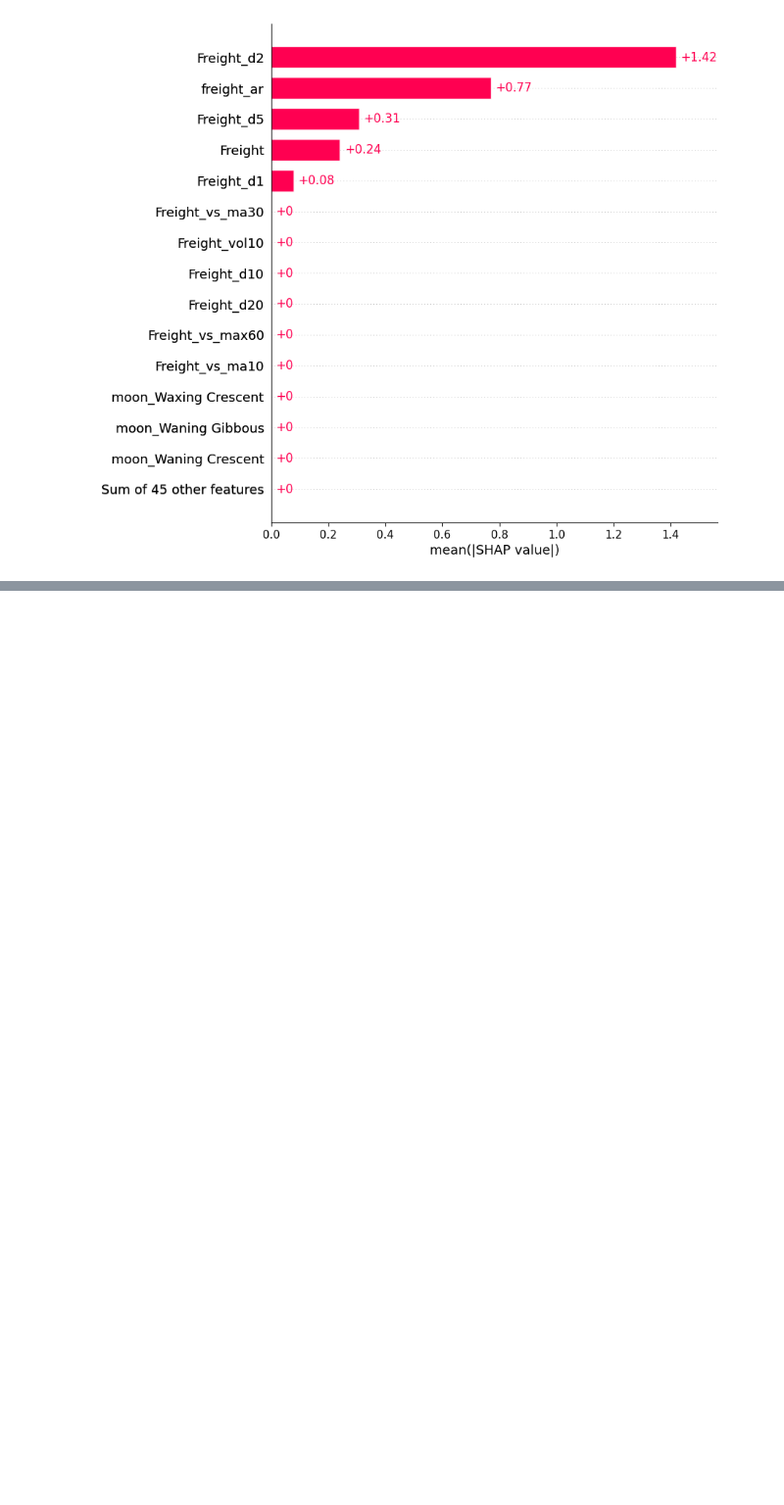
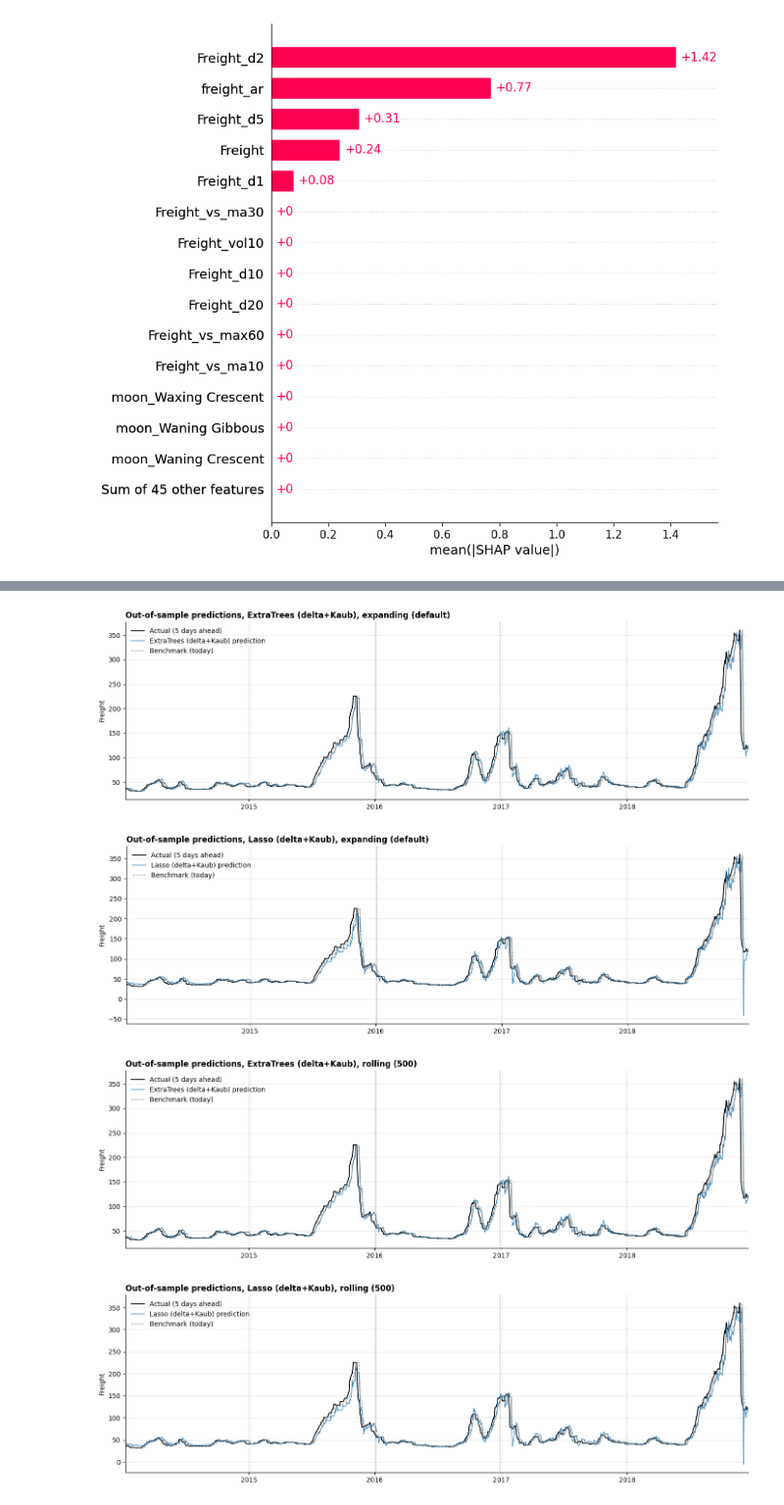
Before and after one commit to pejoCloser/Freight_Challenge, a Jupyter notebook: notebooks/02_initial_feature_engineering.ipynb, the cells around one changed output, grey strips where cells are left out. Shown at 98% size. Cells and saved outputs as stored; diff of their text form; code cells hidden in the pictures; blank space fills up the shorter version.

```diff
--- a/notebooks/02_initial_feature_engineering.ipynb
+++ b/notebooks/02_initial_feature_engineering.ipynb
@@ -1043,0 +1236,74 @@ Index(['Freight', 'Mogas_Flat', 'Brent_flat', 'Diesel_Flat', 'Heating_Flat',
+# %%
+import numpy as np, pandas as pd
+from sklearn.linear_model import LassoCV, RidgeCV
+from sklearn.ensemble import ExtraTreesRegressor
+from sklearn.pipeline import make_pipeline
+from sklearn.preprocessing import StandardScaler
+from sklearn.model_selection import TimeSeriesSplit
+
+# ---------- features: Freight history (X1) + Kaub dynamics ----------
+X_fk = pd.concat([X1, add_kaub_features(df_model)], axis=1)   # Kaub, Kaub_d1, d3, d5, d10
+assert X_fk.index.equals(df_model.index), "X_fk must have the same rows as df_model"
+today = df_model["Freight"]
+alphas = np.logspace(-3, 2, 40)
+
+def make_models():
+    inner = TimeSeriesSplit(n_splits=3, gap=5)
+    return {
+        "Ridge (delta+Kaub)": make_pipeline(
+            StandardScaler(),
+            RidgeCV(alphas=alphas, cv=inner, scoring="neg_root_mean_squared_error")),
+        "Lasso (delta+Kaub)": make_pipeline(
+            StandardScaler(),
+            LassoCV(alphas=alphas, cv=inner, max_iter=50000)),
+        "ExtraTrees (delta+Kaub)": ExtraTreesRegressor(
+            n_estimators=300, min_samples_leaf=10, max_features=0.5,
+            random_state=0, n_jobs=-1),
+    }
+
+# ---------- CV: learn the 5-day change, add today's price back ----------
+results_fk, preds_fk = [], []
+for scheme, tscv_ in splitters.items():
+    for fold, (tr, te) in enumerate(tscv_.split(X_fk)):
+        y_test = y.iloc[te]
+        y_fit  = y.iloc[tr] - today.iloc[tr]                      # target: Freight(t+5) - Freight(t)
+        bench  = df_model["pred_hoje"].iloc[te]
+
+        for name, model in make_models().items():
+            model.fit(X_fk.iloc[tr], y_fit)
+            y_pred = model.predict(X_fk.iloc[te]) + today.iloc[te].values
+
+            results_fk.append({"scheme": scheme, "fold": fold, "model": name,
+                               **metrics(y_test, y_pred)})
+            preds_fk.append(pd.DataFrame({"scheme": scheme, "fold": fold, "model": name,
+                                          "Date": dates.iloc[te].values,
+                                          "actual": y_test.values, "pred": y_pred,
+                                          "benchmark": bench.values}))
+
+res_fk   = pd.DataFrame(results_fk)
+preds_fk = pd.concat(preds_fk, ignore_index=True)
+
+# ---------- compare with benchmark and the delta models without Kaub ----------
+bench_rows = res[res["model"] == "Benchmark (today)"]
+res_cmp = pd.concat([bench_rows, res_delta, res_fk], ignore_index=True)
+
+print("Mean across folds (all days):")
+print(res_cmp.groupby(["scheme", "model"])[["MAE", "RMSE", "MaxErr"]].mean().round(2))
+
+# ---------- extreme days only (top 10% of the actual 5-day-ahead price) ----------
+preds_cmp = pd.concat([preds_delta, preds_fk], ignore_index=True)
+thr = preds_cmp["actual"].quantile(0.90)
+ext = preds_cmp[preds_cmp["actual"] >= thr]
+bench_ext = (ext[ext["model"] == "Lasso (delta)"]
+             .assign(model="Benchmark (today)", pred=lambda d: d["benchmark"]))
+ext = pd.concat([ext, bench_ext], ignore_index=True)
+ext = ext.assign(abs_err=(ext["actual"] - ext["pred"]).abs())
+
+print(f"\nExtreme days only (actual >= {thr:.1f}):")
+print(ext.groupby(["scheme", "model"])["abs_err"].agg(MAE="mean", MaxErr="max").round(2))
+
+# ---------- plots ----------
+for scheme in splitters:
+    plot_model(preds_fk, "ExtraTrees (delta+Kaub)", scheme=scheme)
+    plot_model(preds_fk, "Lasso (delta+Kaub)", scheme=scheme)
+# %% [output]
@@ -1043,0 +1327,4 @@ Index(['Freight', 'Mogas_Flat', 'Brent_flat', 'Diesel_Flat', 'Heating_Flat',
+[figure, added]
+[figure, added]
+[figure, added]
+[figure, added]
```
Also changed, not shown: parts of 25 cells of this notebook.
